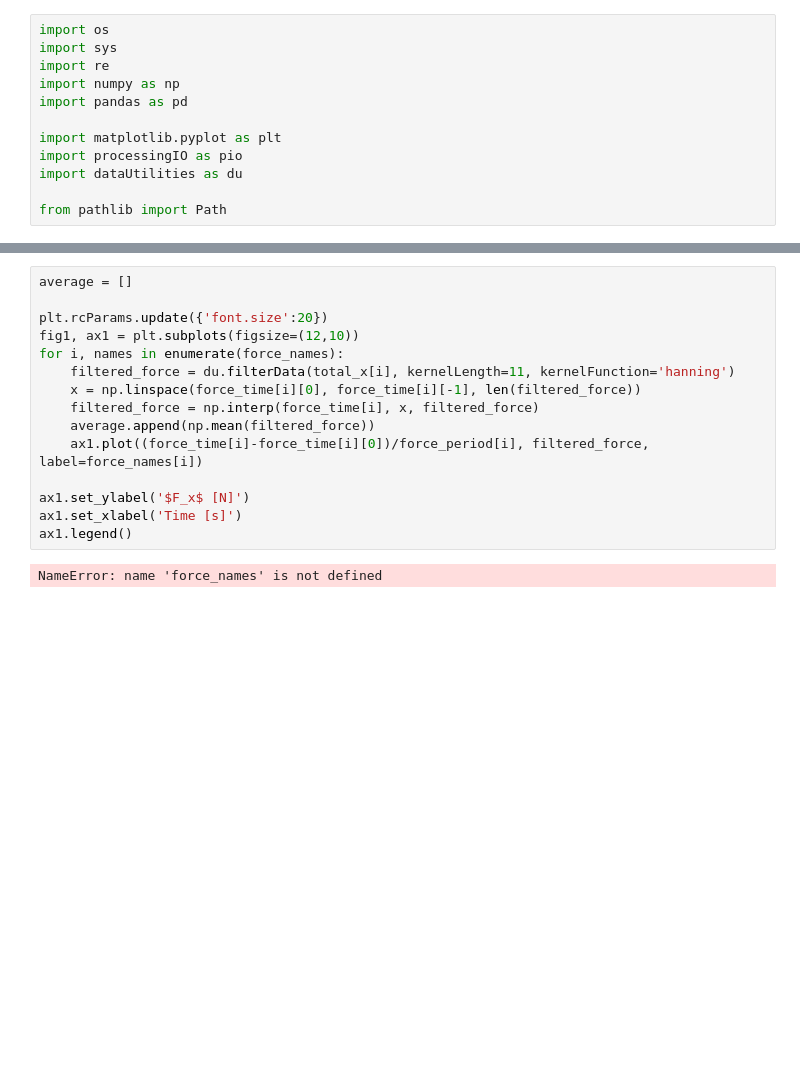
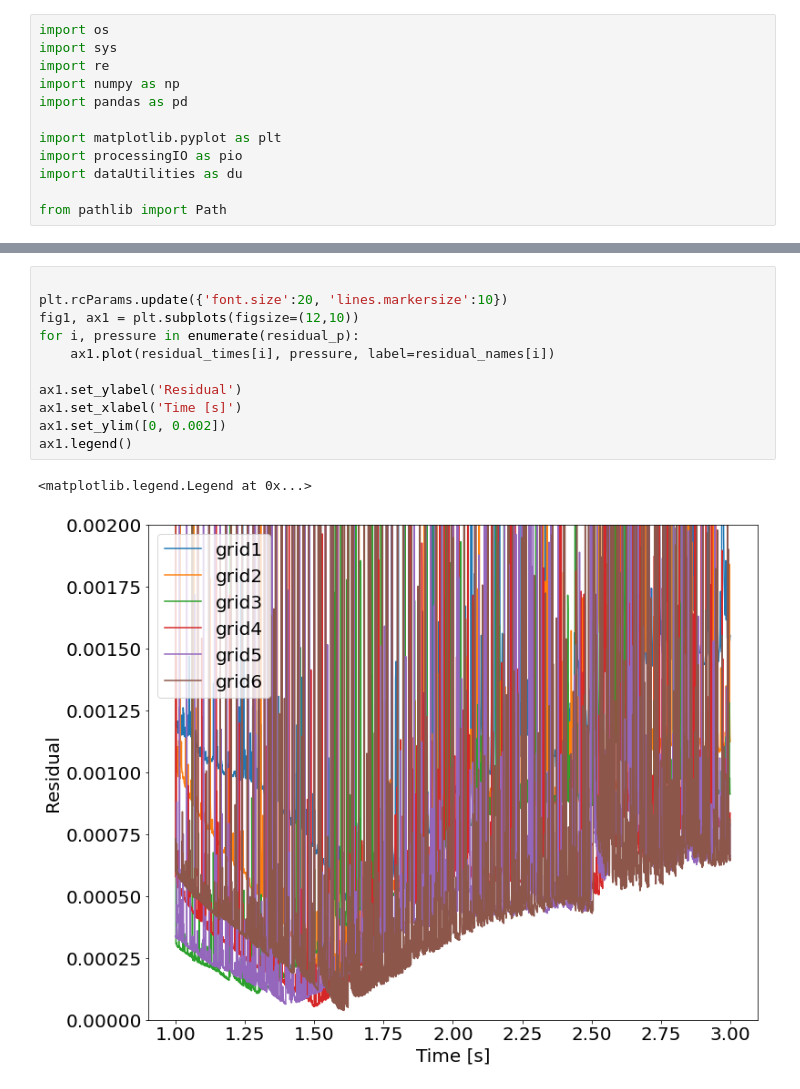
Before and after one commit to michaelcoe/Ika-Flow, a Jupyter notebook: OpenFOAM/postProcessing/gridComparison.ipynb, the cells around one changed output, grey strips where cells are left out. Cells and saved outputs as stored; diff of their text form; blank space fills up the shorter version.

```diff
--- a/OpenFOAM/postProcessing/gridComparison.ipynb
+++ b/OpenFOAM/postProcessing/gridComparison.ipynb
@@ -117,17 +131,14 @@ if(yPluss):
 # %%
-average = []
 
-plt.rcParams.update({'font.size':20})
+plt.rcParams.update({'font.size':20, 'lines.markersize':10})
 fig1, ax1 = plt.subplots(figsize=(12,10))
-for i, names in enumerate(force_names):
-    filtered_force = du.filterData(total_x[i], kernelLength=11, kernelFunction='hanning')
-    x = np.linspace(force_time[i][0], force_time[i][-1], len(filtered_force))
-    filtered_force = np.interp(force_time[i], x, filtered_force)
-    average.append(np.mean(filtered_force))
-    ax1.plot((force_time[i]-force_time[i][0])/force_period[i], filtered_force, label=force_names[i])
+for i, pressure in enumerate(residual_p):
+    ax1.plot(residual_times[i], pressure, label=residual_names[i])
 
-ax1.set_ylabel('$F_x$ [N]')
+ax1.set_ylabel('Residual')
 ax1.set_xlabel('Time [s]')
+ax1.set_ylim([0, 0.002])
 ax1.legend()
 # %% [output]
-NameError: name 'force_names' is not defined
+<matplotlib.legend.Legend at 0x...>
+[figure, added]
```
Also changed, not shown: parts of 12 cells of this notebook, 5 other files.
